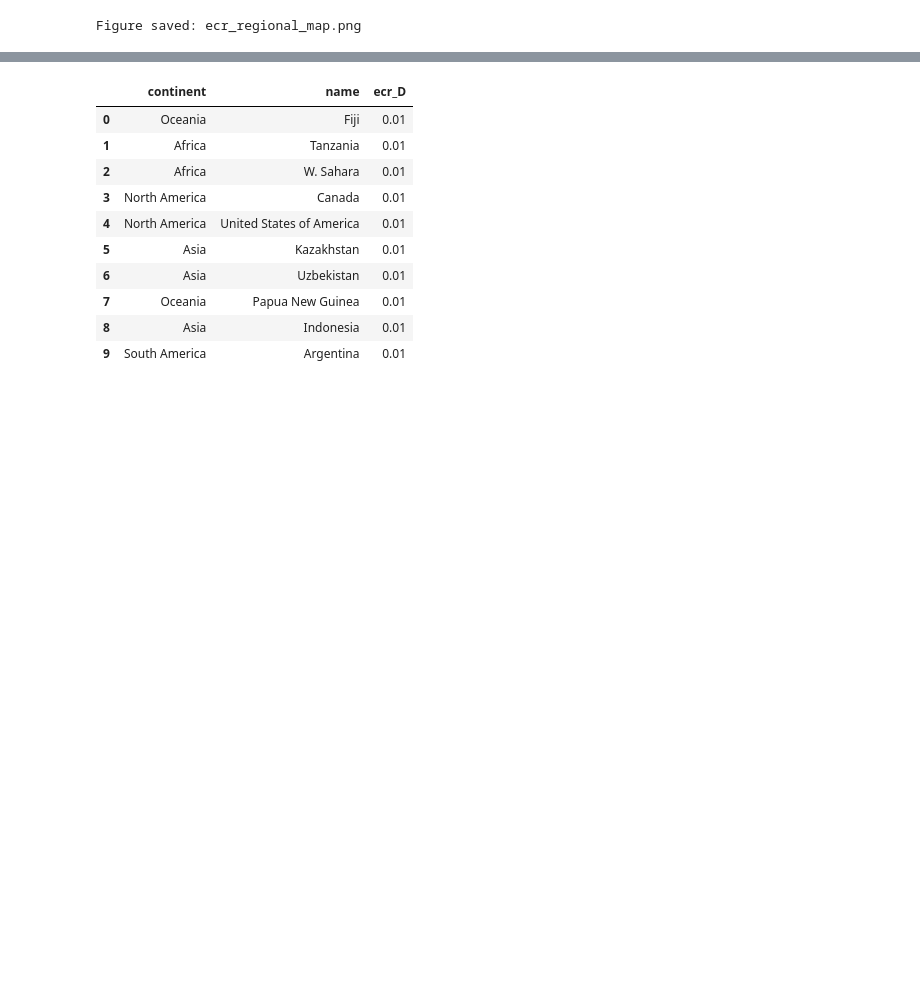
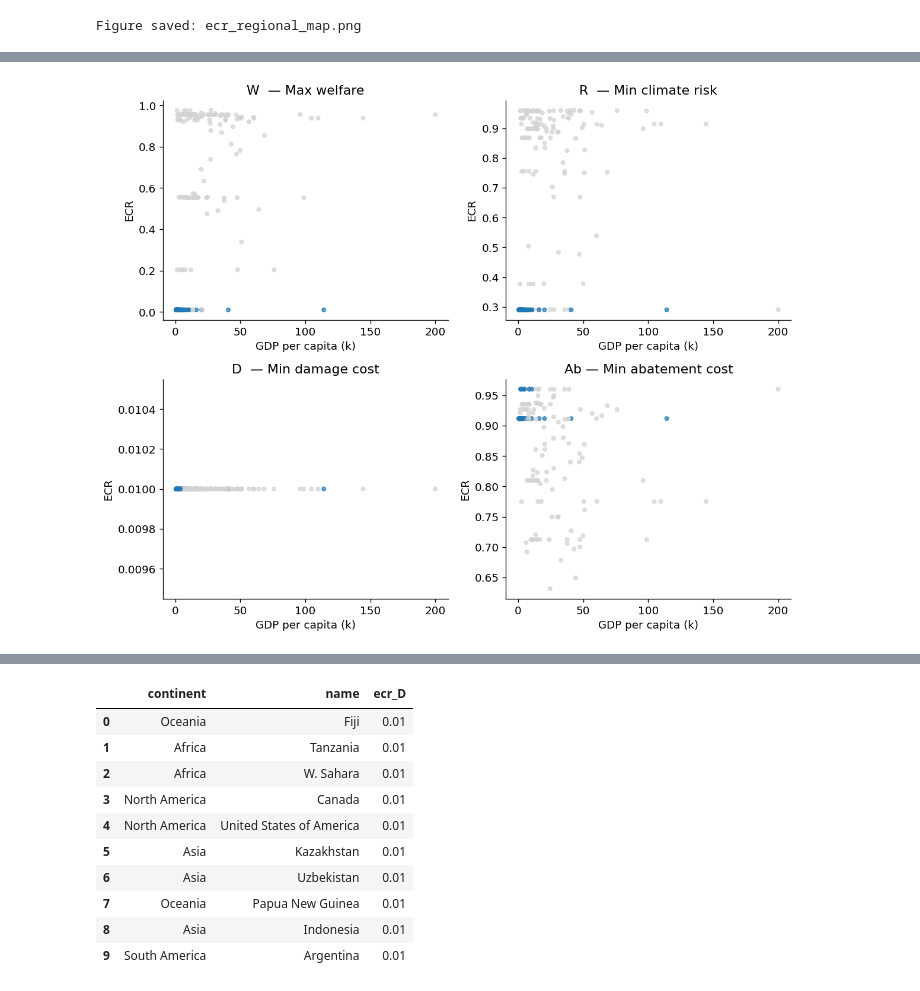
Before and after one commit to leahloise42/LDC_Group-, a Jupyter notebook: assignments_ema/assignment_07_pareto_visualisation.ipynb, the cells around one changed output, grey strips where cells are left out. Saved outputs shown, nothing was run; the diff lists cells and outputs as text; code cells hidden in the pictures; blank space fills up the shorter version.

```diff
--- a/assignments_ema/assignment_07_pareto_visualisation.ipynb
+++ b/assignments_ema/assignment_07_pareto_visualisation.ipynb
@@ -640,0 +627,19 @@ Figure saved: ecr_regional_map.png
+# %%
+for var in variables:
+    print(var)
+    print(f"{round(world[var].mean(),2)} | {round(world_copy_2[var].mean(),2)}")
+    print(f"{round(world[var].median(),2)} | {round(world_copy_2[var].median(),2)}")
+    # print(round(world[var].median(),2))
+    print(f"{round(world[var].std(),2)} | {round(world_copy_2[var].std(),2)}")
+    # print(round(world[var].std(),2))
+    print(f"{round(world[var].min(),2)} | {round(world_copy_2[var].min(),2)}")
+    # print(round(world[var].min(),2))
+    print(f"{round(world[var].max(),2)} | {round(world_copy_2[var].max(),2)}")
+    # print(round(world[var].max(),2))
+    # print('----'*10)
+    # print(round(world_copy_2[var].mean(),2))
+    # print(round(world_copy_2[var].median(),2))
+    # print(round(world_copy_2[var].std(),2))
+    # print(round(world_copy_2[var].min(),2))
+    # print(round(world_copy_2[var].max(),2))
+    # print('----'*10)
@@ -640,0 +721,31 @@ Figure saved: ecr_regional_map.png
+# %%
+variables = ['ecr_W', 'ecr_R', 'ecr_D', 'ecr_Ab']
+colors = world_copy['rice50'].apply(
+    lambda x: 'tab:blue' if x in ['rsas', 'rsaf'] else 'lightgrey'
+)
+titles = [
+    "W  — Max welfare"     ,
+    "R  — Min climate risk",
+    "D  — Min damage cost" ,
+    "Ab — Min abatement cost"
+]
+fig, axes = plt.subplots(2, 2, figsize=(10, 8))
+axes = axes.flatten()
+
+for i, var in enumerate(variables):
+    axes[i].scatter(
+        world_copy['gdp_per_capita'],
+        world_copy[var],
+        c=colors,
+        s=15,
+        alpha=0.7
+    )
+
+    axes[i].set_xlabel('GDP per capita (k)')
+    axes[i].set_ylabel('ECR')
+    axes[i].set_title(titles[i])
+
+plt.tight_layout()
+plt.show()
+# %% [output]
+[figure, added]
```
Also changed, not shown: parts of 17 cells of this notebook, 34 other files.
